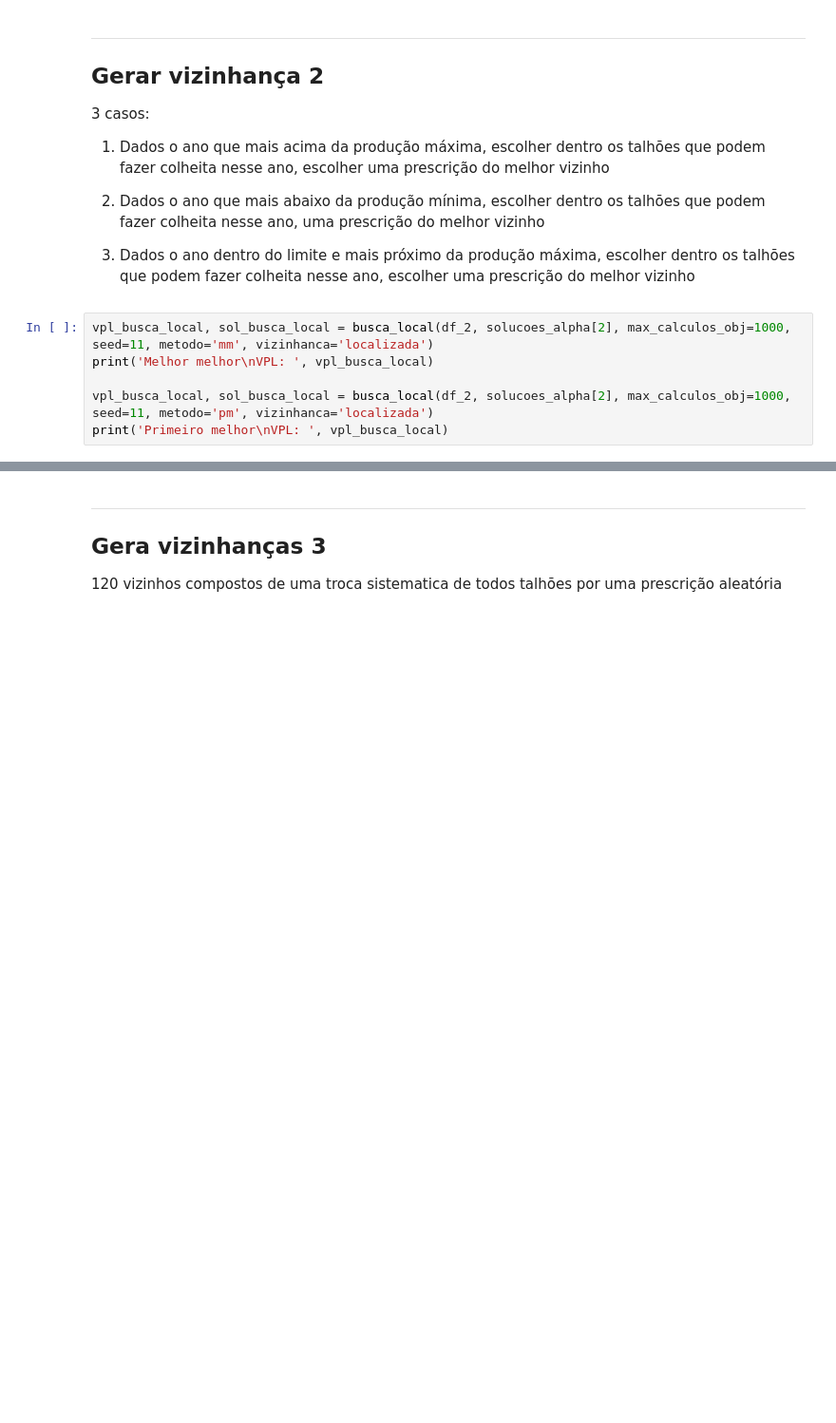
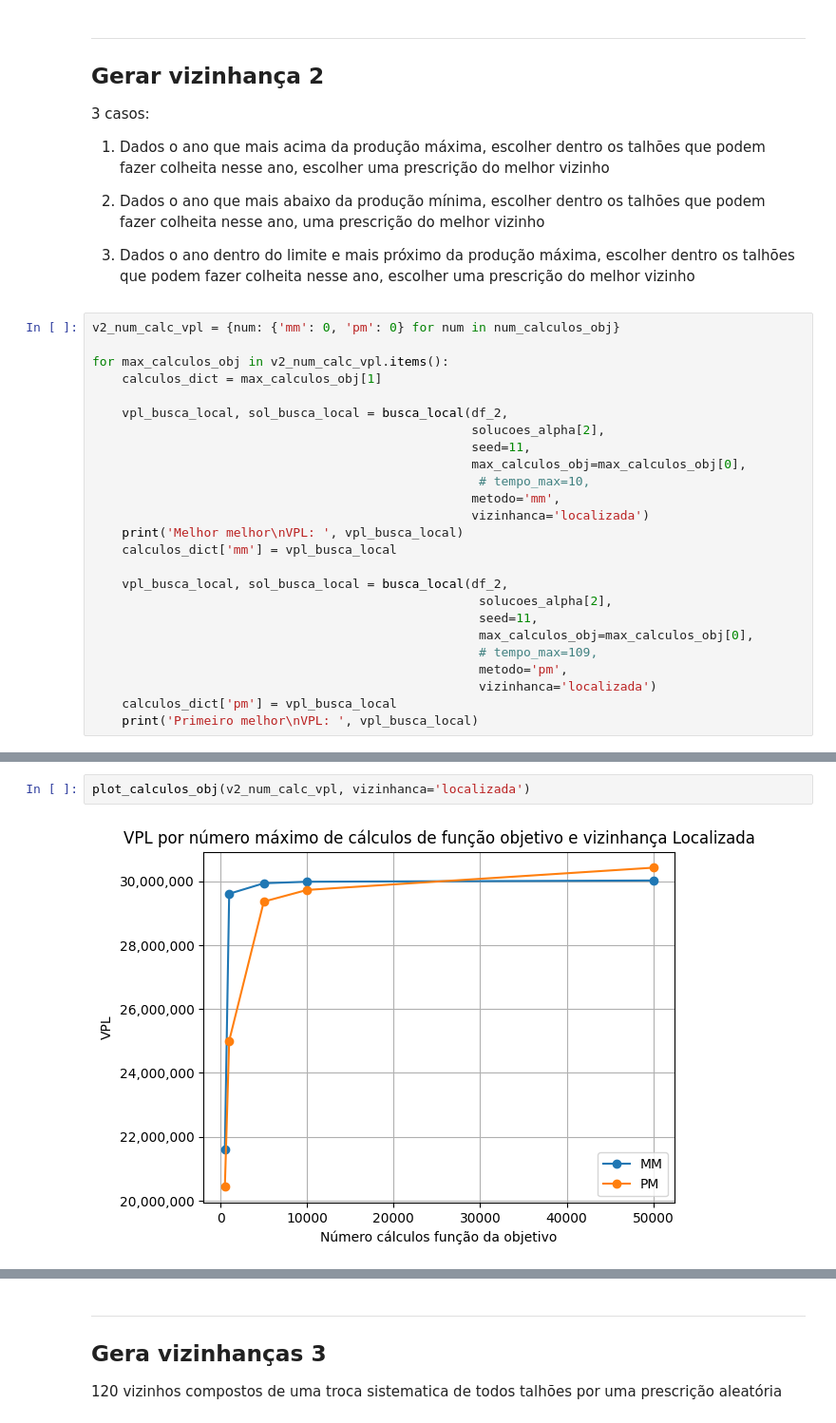
Before and after one commit to gabrielramos731/planejamento-florestal, a Jupyter notebook: T2-BH/T2/T2_bh.ipynb, the cells around one changed output, grey strips where cells are left out. Shown at 95% size. Saved outputs shown, nothing was run; the diff lists cells and outputs as text; blank space fills up the shorter version.

```diff
--- a/T2-BH/T2/T2_bh.ipynb
+++ b/T2-BH/T2/T2_bh.ipynb
@@ -290,9 +364,28 @@ plota_volume(df_2, sol_busca_local)
 
 3. Dados o ano dentro do limite e mais próximo da produção máxima, escolher dentro os talhões que podem fazer colheita nesse ano, escolher uma prescrição do melhor vizinho
 # %%
-vpl_busca_local, sol_busca_local = busca_local(df_2, solucoes_alpha[2], max_calculos_obj=1000, seed=11, metodo='mm', vizinhanca='localizada')
-print('Melhor melhor\nVPL: ', vpl_busca_local)
+v2_num_calc_vpl = {num: {'mm': 0, 'pm': 0} for num in num_calculos_obj}
 
-vpl_busca_local, sol_busca_local = busca_local(df_2, solucoes_alpha[2], max_calculos_obj=1000, seed=11, metodo='pm', vizinhanca='localizada')
-print('Primeiro melhor\nVPL: ', vpl_busca_local)
+for max_calculos_obj in v2_num_calc_vpl.items():
+    calculos_dict = max_calculos_obj[1]
+
+    vpl_busca_local, sol_busca_local = busca_local(df_2,
+                                                   solucoes_alpha[2],
+                                                   seed=11,
+                                                   max_calculos_obj=max_calculos_obj[0],
+                                                    # tempo_max=10,
+                                                   metodo='mm',
+                                                   vizinhanca='localizada')
+    print('Melhor melhor\nVPL: ', vpl_busca_local)
+    calculos_dict['mm'] = vpl_busca_local
+
+    vpl_busca_local, sol_busca_local = busca_local(df_2,
+                                                    solucoes_alpha[2],
+                                                    seed=11,
+                                                    max_calculos_obj=max_calculos_obj[0],
+                                                    # tempo_max=109,
+                                                    metodo='pm',
+                                                    vizinhanca='localizada')
+    calculos_dict['pm'] = vpl_busca_local
+    print('Primeiro melhor\nVPL: ', vpl_busca_local)
 # %% [output]
@@ -310 +417,5 @@ VPL:  25007382
+# %%
+plot_calculos_obj(v2_num_calc_vpl, vizinhanca='localizada')
+# %% [output]
+[figure, added]
 # %%
```
Also changed, not shown: parts of 14 cells of this notebook.
